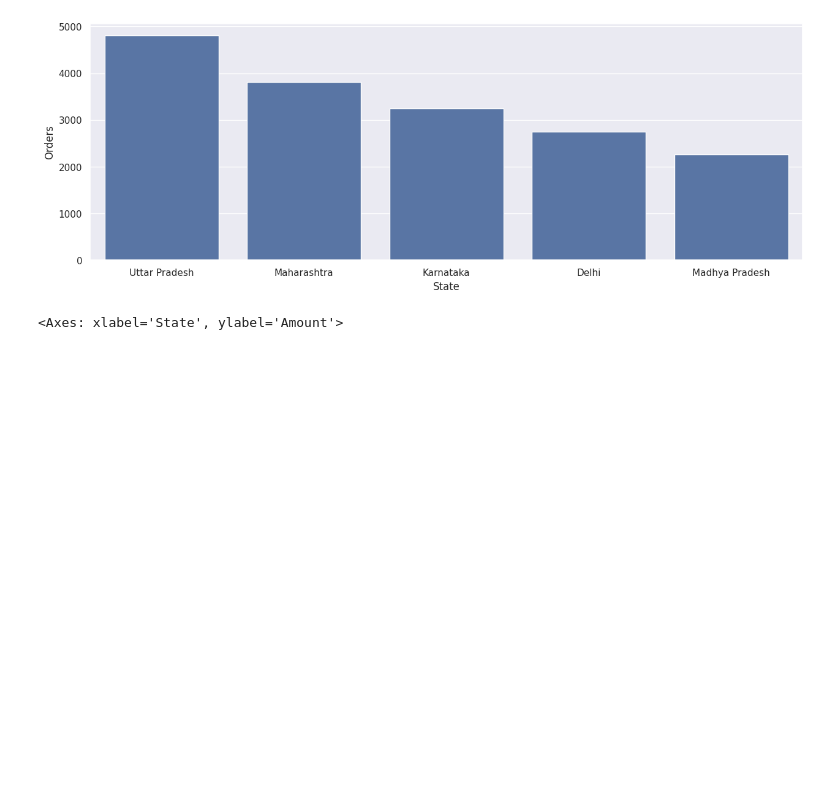
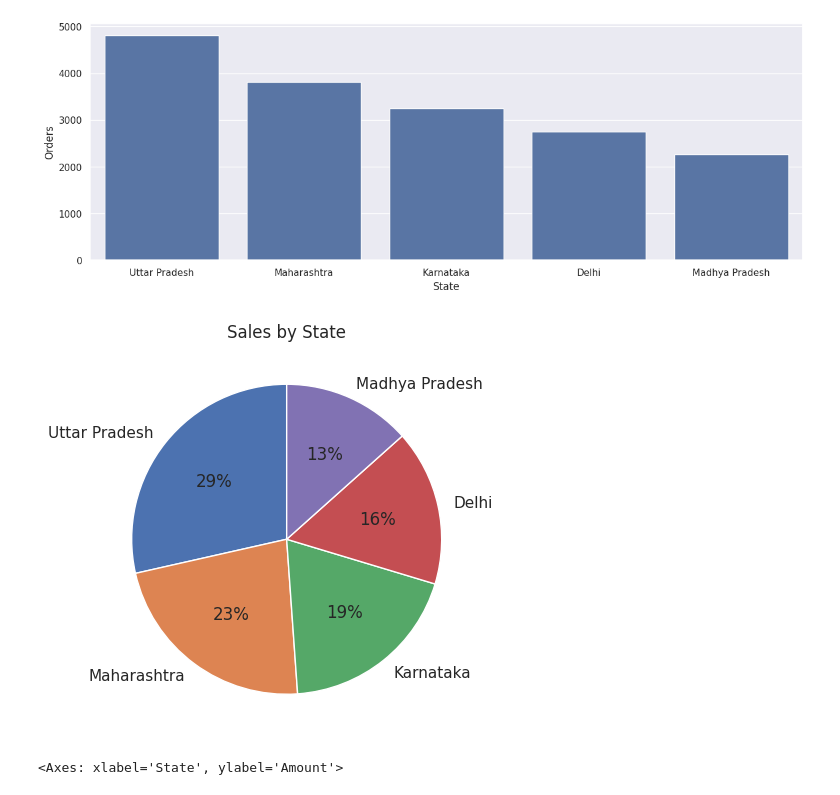
Before and after one commit to SINjini16/Diwali-Sales-Data-Analysis, a Jupyter notebook: diwali_sales_proj.ipynb, the cells around one changed output. Cells and saved outputs as stored; diff of their text form; code cells hidden in the pictures; blank space fills up the shorter version.

```diff
--- a/diwali_sales_proj.ipynb
+++ b/diwali_sales_proj.ipynb
@@ -300,6 +324,14 @@ sns.barplot(x='State',y='Orders',data=sales_state)
 # %% [output]
 <Axes: xlabel='State', ylabel='Orders'>
 [figure]
+# %%
+sns.set(rc={'figure.figsize':(5,15)})
+sales_by_state=df.groupby(['State'],as_index=False)['Orders'].sum().sort_values(by='Orders',ascending=False).head(5)
+plt.pie(sales_by_state['Orders'], labels=sales_by_state['State'], autopct='%.0f%%', startangle=90)
+plt.title('Sales by State')
+plt.show()
+# %% [output]
+[figure, added]
 # %%
 sales_state=df.groupby(['State'],as_index=False)['Amount'].sum().sort_values(by='Amount',ascending=False)
 
```
Also changed, not shown: parts of 3 cells of this notebook.
